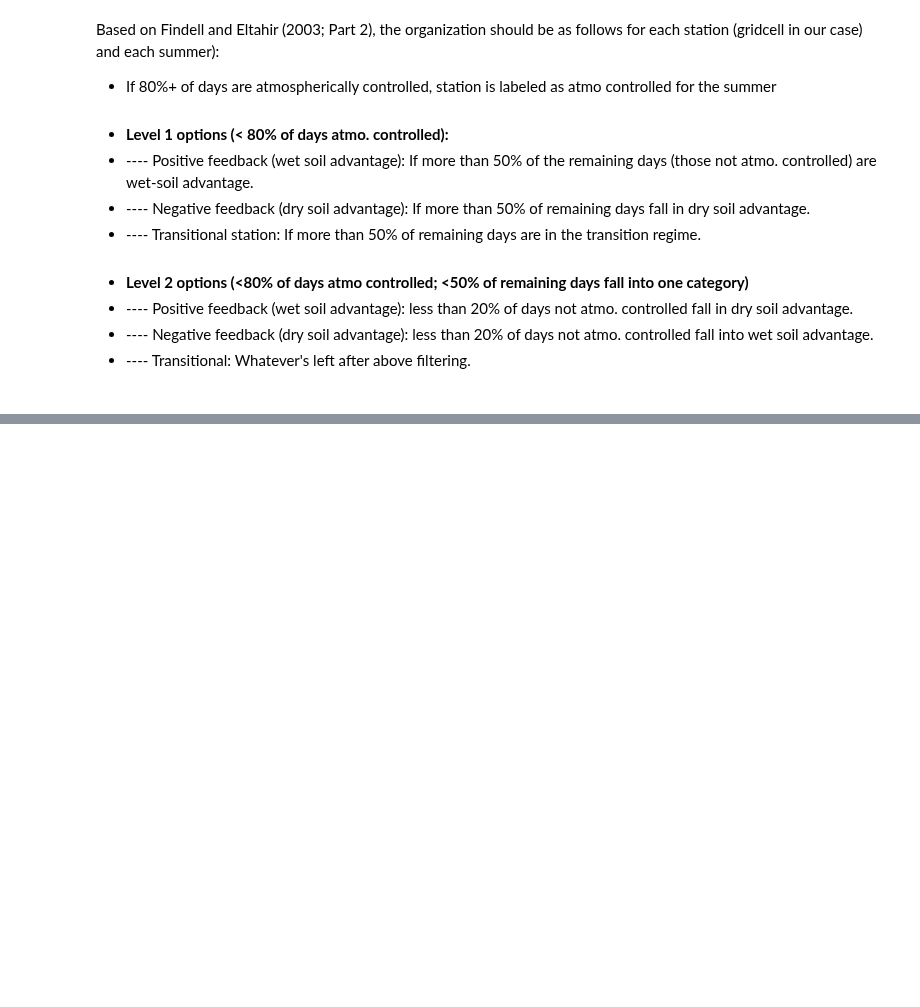
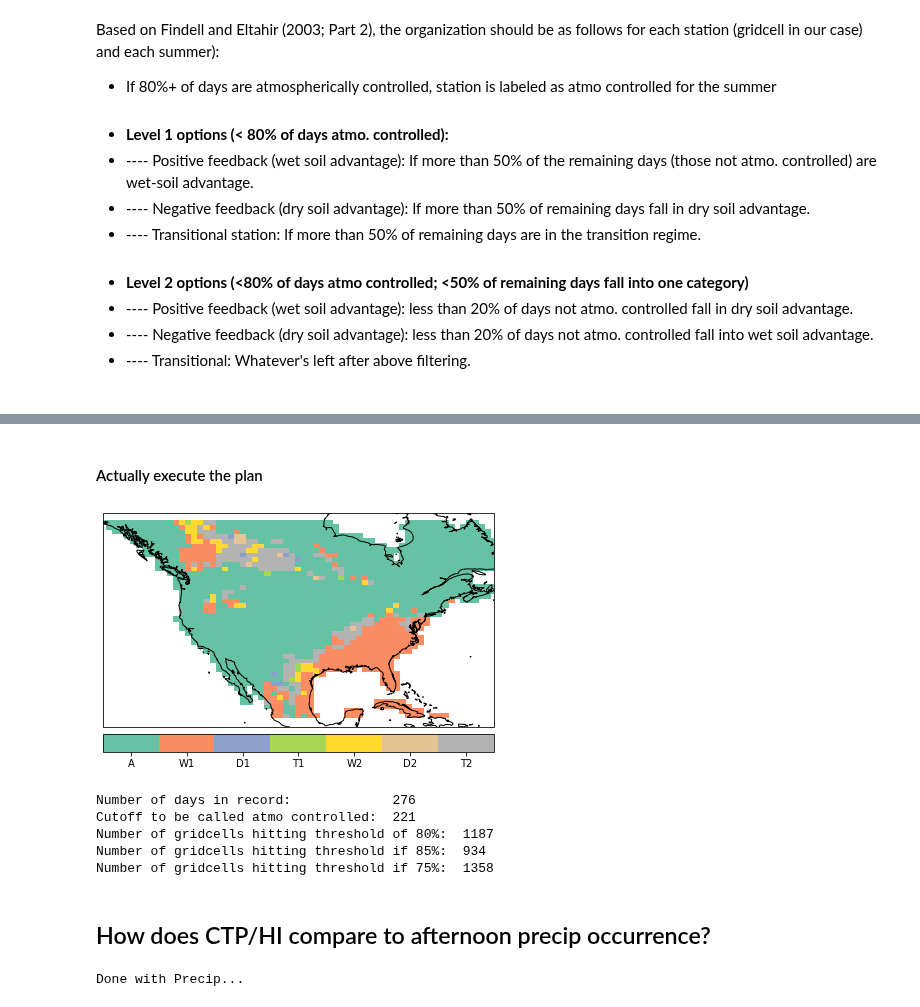
Before and after one commit to megandevlan/Coupling_CAM6CLM5, a Jupyter notebook: CTP-HI_low_CONUS.ipynb, the cells around one changed output, grey strips where cells are left out. Saved outputs shown, nothing was run; the diff lists cells and outputs as text; code cells hidden in the pictures; blank space fills up the shorter version.

```diff
--- a/CTP-HI_low_CONUS.ipynb
+++ b/CTP-HI_low_CONUS.ipynb
@@ -436,0 +507,2 @@ Let's try a similar system, but since we only have three years let's look at 80%
+# %% [markdown]
+#### Actually execute the plan
@@ -436,0 +569,61 @@ Let's try a similar system, but since we only have three years let's look at 80%
+# %%
+# Set up figure to plot a map of regime (choose a random day)
+fig, ax1 = plt.subplots(1,1, figsize=(7, 5),
+                        facecolor='w', edgecolor='k',
+                        subplot_kw={'projection':ccrs.PlateCarree()})
+
+# Set US extent
+ax1.set_extent([220,300,18,55])
+
+cmap = plt.get_cmap('Set2', 7)
+
+contour_plot = ax1.pcolormesh(ds_utc12.lon,ds_utc12.lat,summerClass_byDay,
+                                    vmin=0,
+                                    vmax=7,
+                                    cmap=cmap)
+
+ax1.coastlines()
+# Add colorbar
+ax_position = ax1.get_position()
+cbar_ax     = fig.add_axes([ax_position.x0, ax_position.y0-0.07, ax_position.width, 0.05])
+cbar        = plt.colorbar(contour_plot, orientation='horizontal', cax=cbar_ax)
+cbar.set_ticks(np.linspace(0.5,6.5,7))
+cbar.set_ticklabels(labels)
+# %% [output]
+[figure, added]
+# %%
+# How sensitive is that 80% cutoff? That is, how many 'atmo controlled' classifications are within 5% of cutoff?
+allDays = nTime
+atmoCutoff = round(allDays*0.8)
+
+print('Number of days in record:            ', allDays)
+print('Cutoff to be called atmo controlled: ', atmoCutoff)
+print('Number of gridcells hitting threshold of 80%: ', len(np.where(summerClass_atmoDays>=atmoCutoff)[0]))
+
+cutoff75 = round(allDays*0.75)
+cutoff85 = round(allDays*0.85)
+print('Number of gridcells hitting threshold if 85%: ', len(np.where(summerClass_atmoDays>=cutoff85)[0]))
+print('Number of gridcells hitting threshold if 75%: ', len(np.where(summerClass_atmoDays>=cutoff75)[0]))
+# %% [output]
+Number of days in record:             276
+Cutoff to be called atmo controlled:  221
+Number of gridcells hitting threshold of 80%:  1187
+Number of gridcells hitting threshold if 85%:  934
+Number of gridcells hitting threshold if 75%:  1358
+# %% [markdown]
+## How does CTP/HI compare to afternoon precip occurrence?
+# %%
+mainDir = '/Users/meganfowler/Documents/NCAR/Analysis/Coupling_initial/data/hrSim_CONUS/'
+
+filePr1 = mainDir+'f.e21.FHIST_BGC.f09_f09_mg17.hourlyOutput.001.cam.h1.1979_PRECT-3hrly_Try2.nc'
+filePr2 = mainDir+'f.e21.FHIST_BGC.f09_f09_mg17.hourlyOutput.001.cam.h1.1980_PRECT-3hrly_Try2.nc'
+filePr3 = mainDir+'f.e21.FHIST_BGC.f09_f09_mg17.hourlyOutput.001.cam.h1.1981_PRECT-3hrly_Try2.nc'
+
+# Read in files that have profiles and concat into one DS
+Pr_1979 = xr.open_dataset(filePr1, decode_times=True)
+Pr_1980 = xr.open_dataset(filePr2, decode_times=True)
+Pr_1981 = xr.open_dataset(filePr3, decode_times=True)
+Pr_full = xr.concat([Pr_1979, Pr_1980, Pr_1981], dim="time")
+print('Done with Precip...')
+# %% [output]
+Done with Precip...
```
Also changed, not shown: parts of 17 cells of this notebook.
